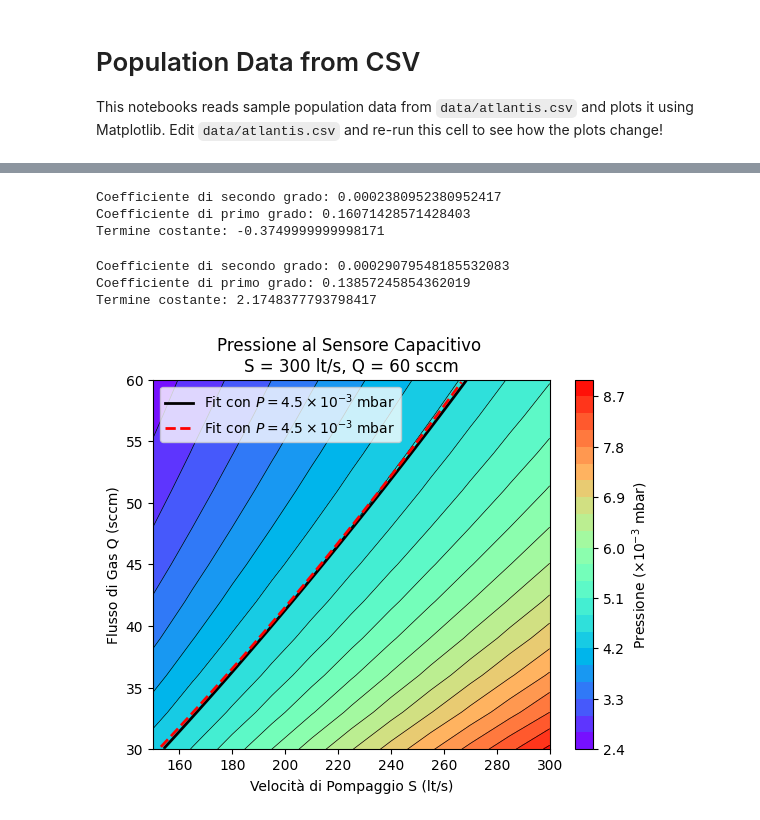
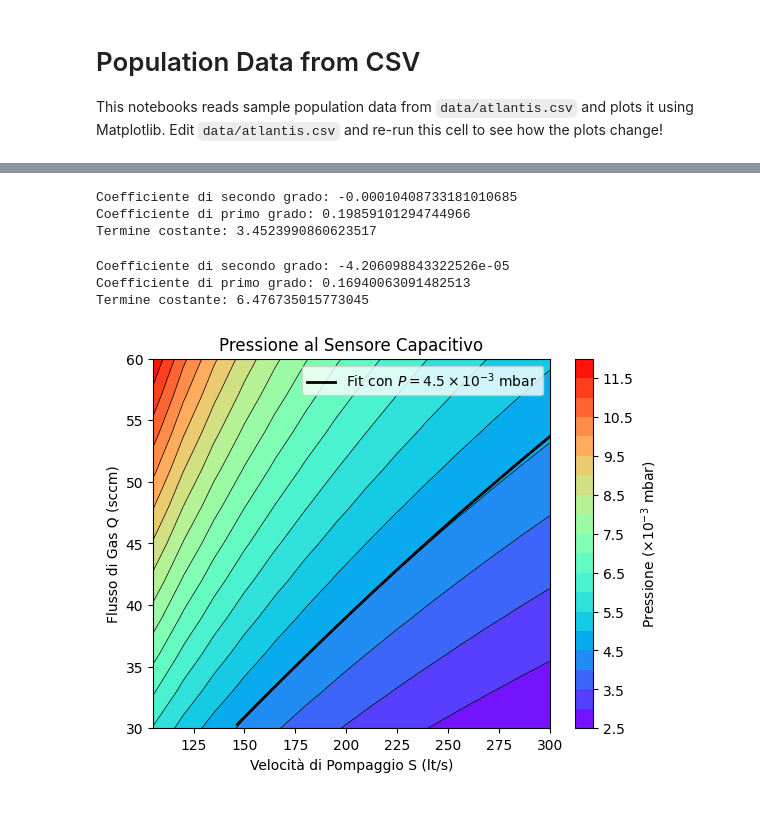
Before and after one commit to roncolat/my-jupyter-lab, a Jupyter notebook: notebooks/population.ipynb, the cells around one changed output, grey strips where cells are left out. Cells and saved outputs as stored; diff of their text form; code cells hidden in the pictures.

Commit message:
eliminato secondo grafico

```diff
--- a/notebooks/population.ipynb
+++ b/notebooks/population.ipynb
@@ -45,0 +33,13 @@ Z1 = z1_temp.reshape(x_shape, y_shape) * 1000
+# %%
+q_temp = q_raw[mask]
+s_temp = s_raw[mask]
+p_temp = p_raw[mask]
+p1_temp = p1_raw[mask]
+# %%
+s_shape = trova_lunghezza_sequenza(s_temp)
+q_shape = len(p_temp) // s_shape
+
+Q = q_temp.reshape(q_shape, s_shape)
+S = s_temp.reshape(q_shape, s_shape)
+P = p_temp.reshape(q_shape, s_shape) * 1000
+P1 = p1_temp.reshape(q_shape, s_shape) * 1000
@@ -46,14 +66,14 @@ Z1 = z1_temp.reshape(x_shape, y_shape) * 1000
 # %%
-# Filtra i punti con Z = 4.5 (approssimativamente)
+# Filtra i punti con P = 4.5 (approssimativamente)
 threshold = 0.1
 target = 4.5
-mask = np.abs(Z - target) < threshold
-x_filtered_0 = X[mask]
-y_filtered_0 = Y[mask]
+mask = np.abs(P - target) < threshold
+S_filtered_0 = S[mask]
+Q_filtered_0 = Q[mask]
 
 
 # Esegui una regressione polinomiale di secondo grado
-coefficients_0 = np.polyfit(x_filtered_0, y_filtered_0, 2)
+coefficients_0 = np.polyfit(S_filtered_0, Q_filtered_0, 2)
 polynomial_0 = np.poly1d(coefficients_0)
 
 # Stampa i coefficienti dell'equazione polinomiale
@@ -61,20 +81,20 @@ print("Coefficiente di secondo grado:", coefficients_0[0])
 print("Coefficiente di primo grado:", coefficients_0[1])
 print("Termine costante:", coefficients_0[2])
 # %% [output]
-Coefficiente di secondo grado: 0.0002380952380952417
-Coefficiente di primo grado: 0.16071428571428403
-Termine costante: -0.3749999999998171
+Coefficiente di secondo grado: -0.00010408733181010685
+Coefficiente di primo grado: 0.19859101294744966
+Termine costante: 3.4523990860623517
 # %%
-# Filtra i punti con Z = 4.5 (approssimativamente)
-threshold = 0.15
+# Filtra i punti con P = 4.5 (approssimativamente)
+threshold = 0.1
 target = 4.5
-mask = np.abs(Z1 - target) < threshold
-x_filtered_1 = X[mask]
-y_filtered_1 = Y[mask]
+mask = np.abs(P1 - target) < threshold
+S_filtered_1 = S[mask]
+Q_filtered_1 = Q[mask]
 
 
 # Esegui una regressione polinomiale di secondo grado
-coefficients_1 = np.polyfit(x_filtered_1, y_filtered_1, 2)
+coefficients_1 = np.polyfit(S_filtered_1, Q_filtered_1, 2)
 polynomial_1 = np.poly1d(coefficients_1)
 
 # Stampa i coefficienti dell'equazione polinomiale
@@ -82,46 +102,38 @@ print("Coefficiente di secondo grado:", coefficients_1[0])
 print("Coefficiente di primo grado:", coefficients_1[1])
 print("Termine costante:", coefficients_1[2])
 # %% [output]
-Coefficiente di secondo grado: 0.00029079548185532083
-Coefficiente di primo grado: 0.13857245854362019
-Termine costante: 2.1748377793798417
+Coefficiente di secondo grado: -4.206098843322526e-05
+Coefficiente di primo grado: 0.16940063091482513
+Termine costante: 6.476735015773045
 # %%
 # Creazione del grafico di tipo contour plot con mappa di colori
-contour_filled = plt.contourf(X, Y, Z, levels=20, cmap="rainbow")
-contour_lines = plt.contour(X, Y, Z, levels=20, colors='black', linewidths=0.5)
+contour_filled = plt.contourf(S, Q, P, levels=20, cmap="rainbow")
+contour_lines = plt.contour(S, Q, P, levels=20, colors='black', linewidths=0.5)
 
 # Aggiunta di etichette agli assi
 plt.xlabel('Velocità di Pompaggio S (lt/s)')
 plt.ylabel('Flusso di Gas Q (sccm)')
 
 # Aggiunta di un titolo
-plt.title('Pressione al Sensore Capacitivo \nS = 300 lt/s, Q = 60 sccm')
+plt.title('Pressione al Sensore Capacitivo')
 
 # Aggiunta di una barra dei colori
 cbar = plt.colorbar(contour_filled)
 cbar.set_label('Pressione ($\\times 10^{-3}$ mbar)')
 
 # Traccia la curva polinomiale
-x_fit = np.linspace(x_min, x_max, 100)
+x_fit = np.linspace(s_min, s_max, 100)
 y_fit = polynomial_0(x_fit)
-mask = (y_fit >= y_min) & (y_fit <= y_max)
+mask = (y_fit >= q_min) & (y_fit <= q_max)
 
 plt.plot(x_fit[mask], y_fit[mask], 'k-', linewidth=2, label='Fit con $P = 4.5 \\times 10^{-3}$ mbar')
-
-
-# Traccia la curva polinomiale
-x_fit = np.linspace(x_min, x_max, 100)
-y_fit = polynomial_1(x_fit)
-mask = (y_fit >= y_min) & (y_fit <= y_max)
-
-plt.plot(x_fit[mask], y_fit[mask], 'r--', linewidth=2, label='Fit con $P = 4.5 \\times 10^{-3}$ mbar')
 
 
 # Aggiunta della legenda
 plt.legend()
 
 # Mostra il grafico
 plt.show()
 # %% [output]
-[figure, old version]
+[figure, new version]
 # %%
```
Also changed, not shown: parts of 6 cells of this notebook.
